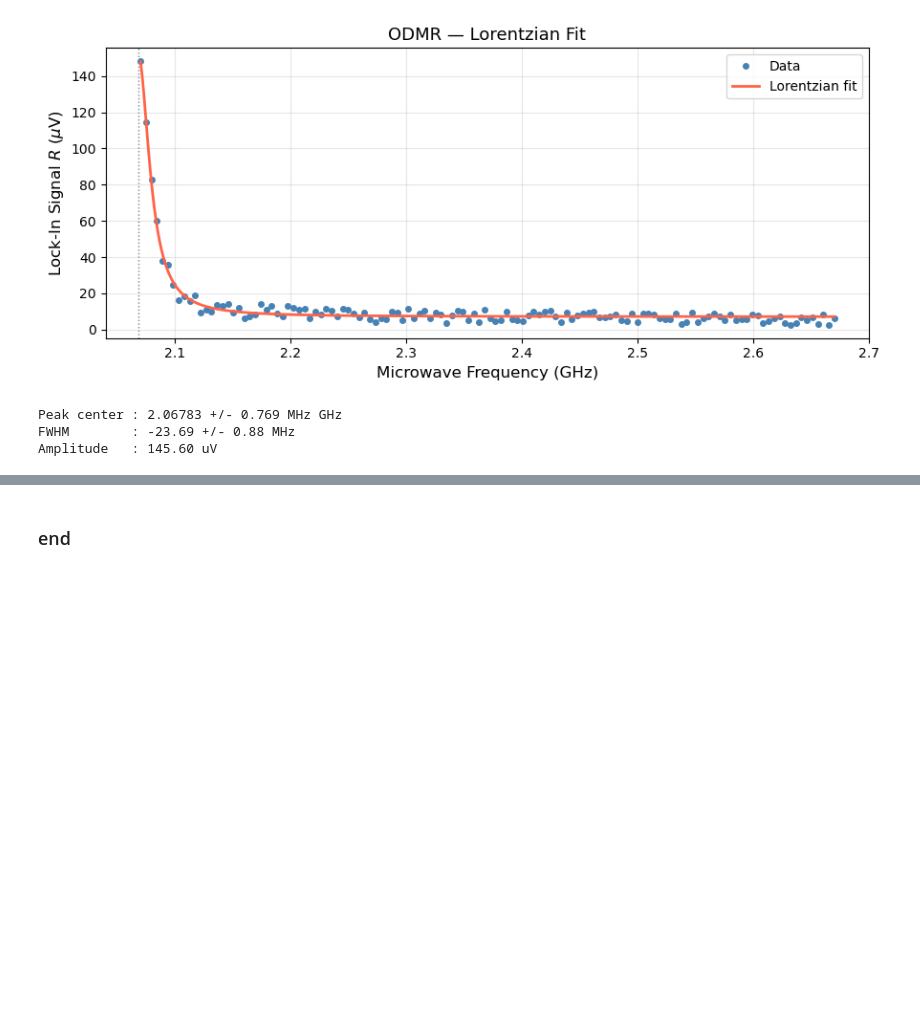
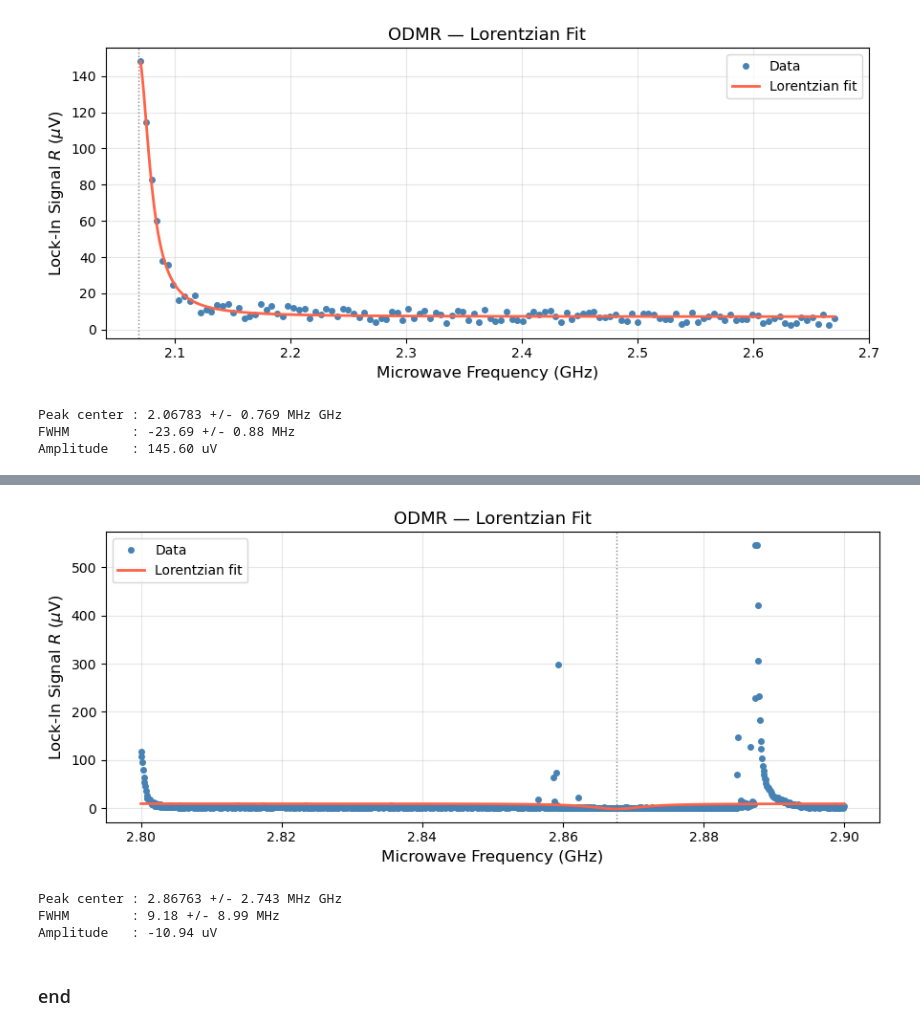
Before and after one commit to emmabacarra/NV-lab, a Jupyter notebook: NV Lab raw Templates 2026/Experiments/Experiment_ODMR.ipynb, the cells around one changed output, grey strips where cells are left out. Cells and saved outputs as stored; diff of their text form; code cells hidden in the pictures; blank space fills up the shorter version.

```diff
--- a/NV Lab raw Templates 2026/Experiments/Experiment_ODMR.ipynb
+++ b/NV Lab raw Templates 2026/Experiments/Experiment_ODMR.ipynb
@@ -916,2 +1266,37 @@ Amplitude   : 145.60 uV
+# %%
+def lorentzian(f, f0, gamma, A, C):
+    return A / (1.0 + ((f - f0) / gamma)**2) + C
+
+f_arr = df['mw_frequency'].values
+r_arr = df['signal'].values
+
+p0   = [2.87e9, 5e6, r_arr.max() - r_arr.min(), r_arr.min()]
+popt, pcov = curve_fit(lorentzian, f_arr, r_arr, p0=p0, maxfev=5000)
+f0_fit, gamma_fit, A_fit, C_fit = popt
+perr = np.sqrt(np.diag(pcov))
+
+f_fine = np.linspace(f_arr.min(), f_arr.max(), 2000)
+
+fig, ax = plt.subplots(figsize=(9, 4))
+ax.plot(f_arr / 1e9, r_arr * 1e6, 'o', ms=4, color='steelblue', label='Data')
+ax.plot(f_fine / 1e9, lorentzian(f_fine, *popt) * 1e6,
+        color='tomato', lw=2, label='Lorentzian fit')
+ax.axvline(f0_fit / 1e9, color='gray', ls=':', lw=1)
+ax.set_xlabel('Microwave Frequency (GHz)', fontsize=12)
+ax.set_ylabel(r'Lock-In Signal $R$ ($\mu$V)', fontsize=12)
+ax.set_title('ODMR — Lorentzian Fit', fontsize=13)
+ax.legend()
+ax.grid(True, alpha=0.3)
+plt.tight_layout()
+plt.show()
+
+print(f"Peak center : {f0_fit/1e9:.5f} +/- {perr[0]/1e6:.3f} MHz GHz")
+print(f"FWHM        : {2*gamma_fit/1e6:.2f} +/- {2*perr[1]/1e6:.2f} MHz")
+print(f"Amplitude   : {A_fit*1e6:.2f} uV")
+# %% [output]
+[figure, added]
+Peak center : 2.86763 +/- 2.743 MHz GHz
+FWHM        : 9.18 +/- 8.99 MHz
+Amplitude   : -10.94 uV
 # %% [markdown]
 ### end
```
Also changed, not shown: parts of 20 cells of this notebook, 5 other files.
